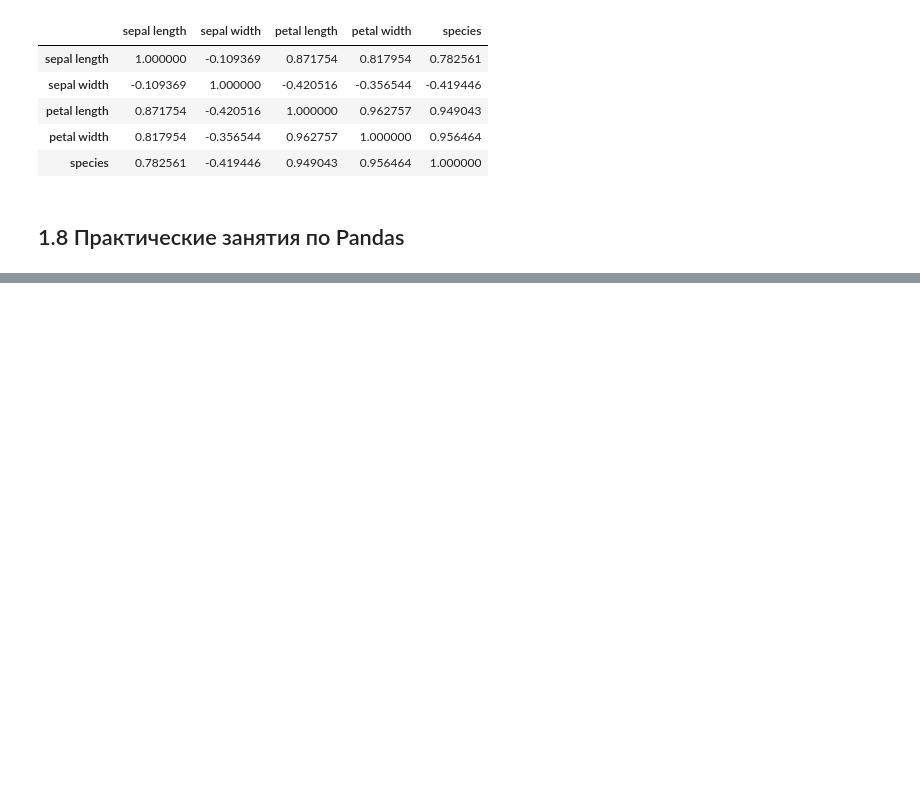
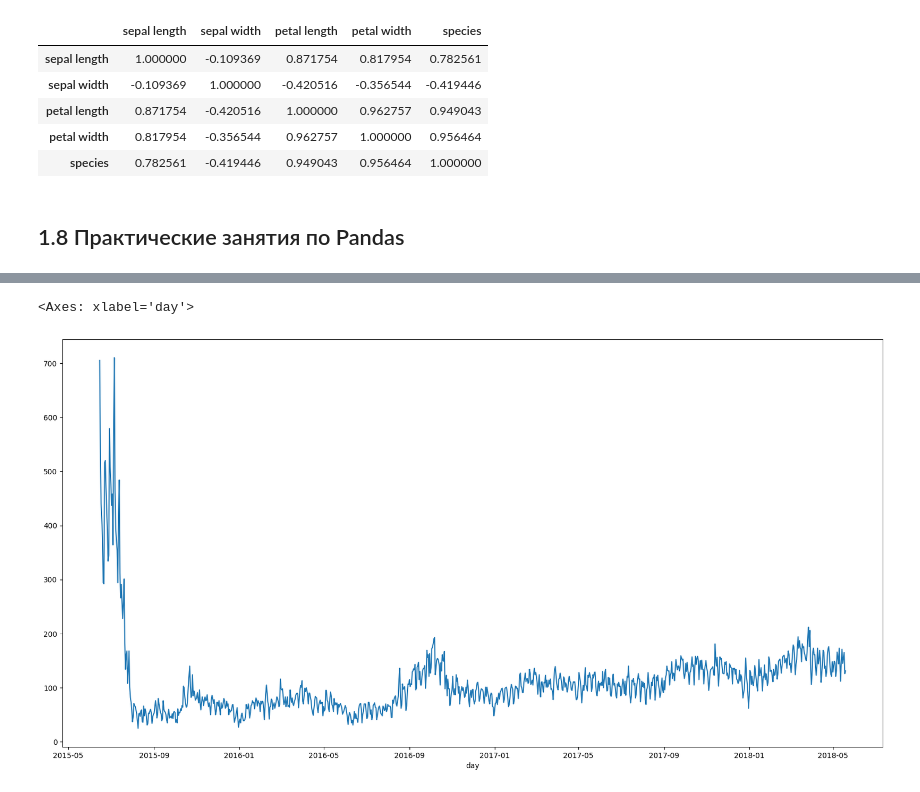
Before and after one commit to KirillXL/Basic_ML_cource, a Jupyter notebook: part1.ipynb, the cells around one changed output, grey strips where cells are left out. Cells and saved outputs as stored; diff of their text form; code cells hidden in the pictures; blank space fills up the shorter version.

Commit message:
updated part1 and added datasets

```diff
--- a/part1.ipynb
+++ b/part1.ipynb
@@ -339,0 +642,8 @@ df_iris.corr()
+# %%
+#Загружаем наши данные
+event_data= pd.read_csv('Datasets/event_data_train.csv',sep=',')
+sub_data= pd.read_csv('Datasets/submissions_data_train.csv',sep=',')
+# %%
+event_data['date'] = pd.to_datetime(event_data.timestamp,unit='s')
+# %%
+event_data['day'] = event_data.date.dt.date
@@ -339,0 +686,6 @@ df_iris.corr()
+# %%
+event_data.groupby('day') \
+    .user_id.nunique().plot(figsize=(20,10))
+# %% [output]
+<Axes: xlabel='day'>
+[figure, added]
```
Also changed, not shown: parts of 50 cells of this notebook, 2 other files.
